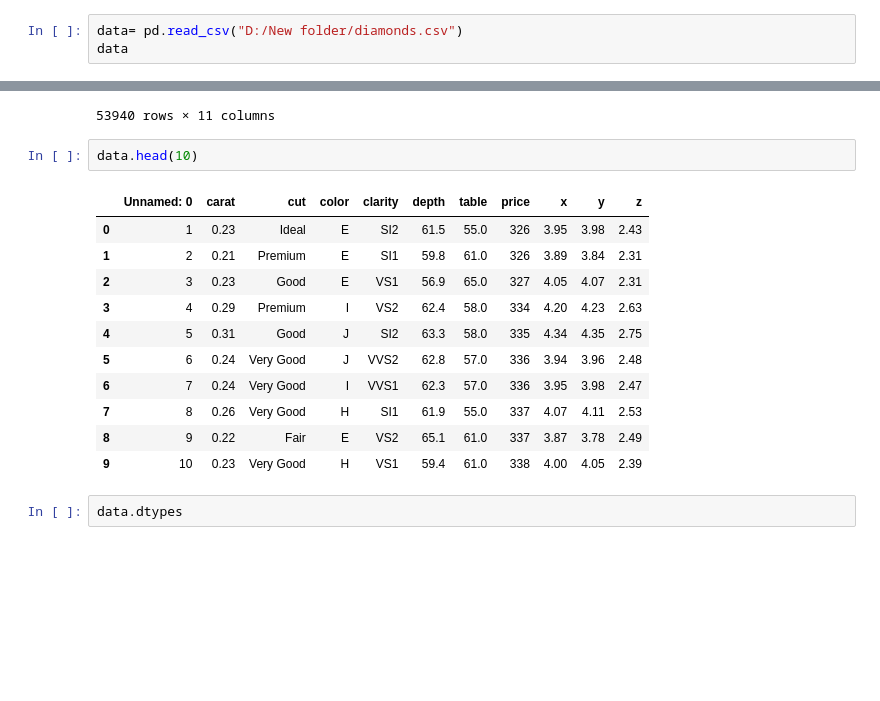
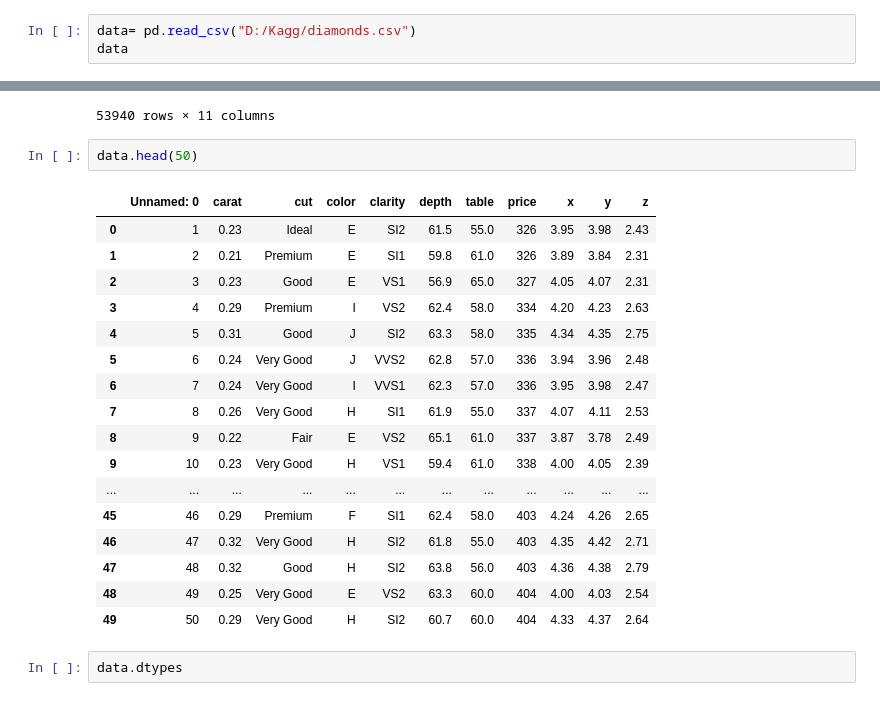
Before and after one commit to mdalimz/Python-Libraries, a Jupyter notebook: Pandas/Data visulization with pandas,diamonds.ipynb, the cells around one changed output, grey strips where cells are left out. Drawn from its saved outputs; the diff is of its cells as text; blank space fills up the shorter version.

```diff
--- a/Pandas/Data visulization with pandas,diamonds.ipynb
+++ b/Pandas/Data visulization with pandas,diamonds.ipynb
@@ -3,7 +3,7 @@ import numpy as np
 import pandas as pd
 import matplotlib
 # %%
-data= pd.read_csv("D:/New folder/diamonds.csv")
+data= pd.read_csv("D:/Kagg/diamonds.csv")
 data
 # %% [output]
 |  | Unnamed: 0 | carat | cut | color | clarity | depth | table | price | x | y | z |
@@ -20,19 +20,25 @@ data
 | 53939 | 53940 | 0.75 | Ideal | D | SI2 | 62.2 | 55.0 | 2757 | 5.83 | 5.87 | 3.64 |
 53940 rows × 11 columns
 # %%
-data.head(10)
+data.head(50)
 # %% [output]
 |  | Unnamed: 0 | carat | cut | color | clarity | depth | table | price | x | y | z |
 | 0 | 1 | 0.23 | Ideal | E | SI2 | 61.5 | 55.0 | 326 | 3.95 | 3.98 | 2.43 |
 | 1 | 2 | 0.21 | Premium | E | SI1 | 59.8 | 61.0 | 326 | 3.89 | 3.84 | 2.31 |
 | 2 | 3 | 0.23 | Good | E | VS1 | 56.9 | 65.0 | 327 | 4.05 | 4.07 | 2.31 |
 | 3 | 4 | 0.29 | Premium | I | VS2 | 62.4 | 58.0 | 334 | 4.20 | 4.23 | 2.63 |
 | 4 | 5 | 0.31 | Good | J | SI2 | 63.3 | 58.0 | 335 | 4.34 | 4.35 | 2.75 |
 | 5 | 6 | 0.24 | Very Good | J | VVS2 | 62.8 | 57.0 | 336 | 3.94 | 3.96 | 2.48 |
 | 6 | 7 | 0.24 | Very Good | I | VVS1 | 62.3 | 57.0 | 336 | 3.95 | 3.98 | 2.47 |
 | 7 | 8 | 0.26 | Very Good | H | SI1 | 61.9 | 55.0 | 337 | 4.07 | 4.11 | 2.53 |
 | 8 | 9 | 0.22 | Fair | E | VS2 | 65.1 | 61.0 | 337 | 3.87 | 3.78 | 2.49 |
 | 9 | 10 | 0.23 | Very Good | H | VS1 | 59.4 | 61.0 | 338 | 4.00 | 4.05 | 2.39 |
+| ... | ... | ... | ... | ... | ... | ... | ... | ... | ... | ... | ... |
+| 45 | 46 | 0.29 | Premium | F | SI1 | 62.4 | 58.0 | 403 | 4.24 | 4.26 | 2.65 |
+| 46 | 47 | 0.32 | Very Good | H | SI2 | 61.8 | 55.0 | 403 | 4.35 | 4.42 | 2.71 |
+| 47 | 48 | 0.32 | Good | H | SI2 | 63.8 | 56.0 | 403 | 4.36 | 4.38 | 2.79 |
+| 48 | 49 | 0.25 | Very Good | E | VS2 | 63.3 | 60.0 | 404 | 4.00 | 4.03 | 2.54 |
+| 49 | 50 | 0.29 | Very Good | H | SI2 | 60.7 | 60.0 | 404 | 4.33 | 4.37 | 2.64 |
 # %%
 data.dtypes
 # %% [output]
```
Also changed, not shown: 5 other files.
